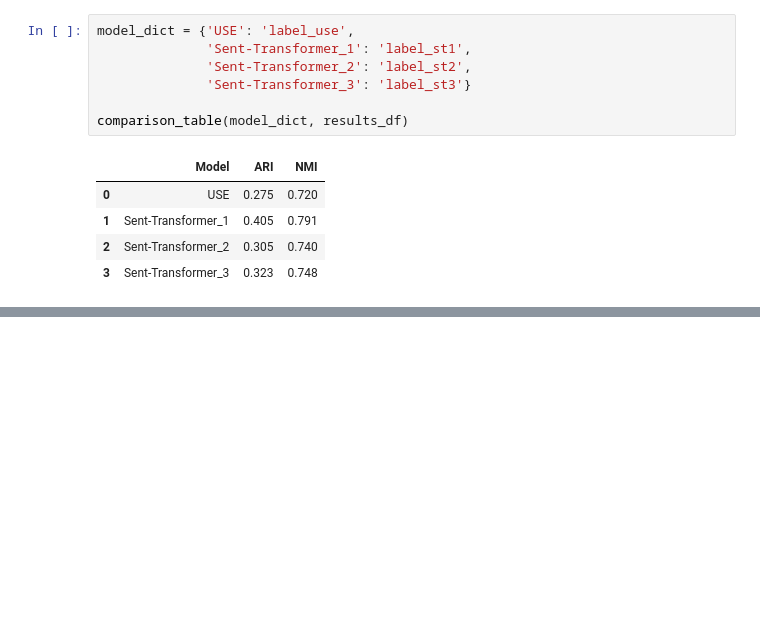
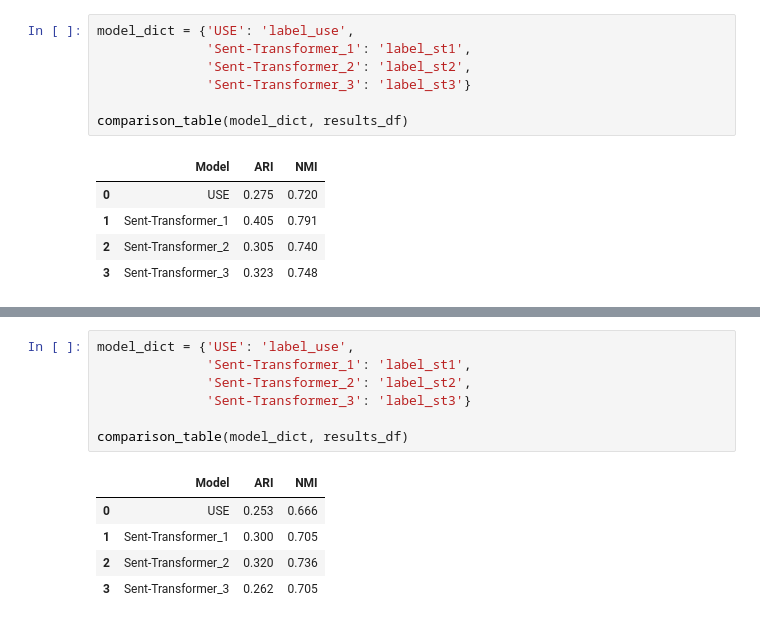
Before and after one commit to dborrelli/chat-intents, a Jupyter notebook: notebooks/05-use.ipynb, the cells around one changed output, grey strips where cells are left out. Saved outputs shown, nothing was run; the diff lists cells and outputs as text; blank space fills up the shorter version.

```diff
--- a/notebooks/05-use.ipynb
+++ b/notebooks/05-use.ipynb
@@ -422,0 +571,13 @@ comparison_table(model_dict, results_df)
+# %%
+model_dict = {'USE': 'label_use',
+              'Sent-Transformer_1': 'label_st1',
+              'Sent-Transformer_2': 'label_st2',
+              'Sent-Transformer_3': 'label_st3'}
+
+comparison_table(model_dict, results_df)
+# %% [output]
+|  | Model | ARI | NMI |
+| 0 | USE | 0.253 | 0.666 |
+| 1 | Sent-Transformer_1 | 0.300 | 0.705 |
+| 2 | Sent-Transformer_2 | 0.320 | 0.736 |
+| 3 | Sent-Transformer_3 | 0.262 | 0.705 |
```
Also changed, not shown: parts of 35 cells of this notebook.
